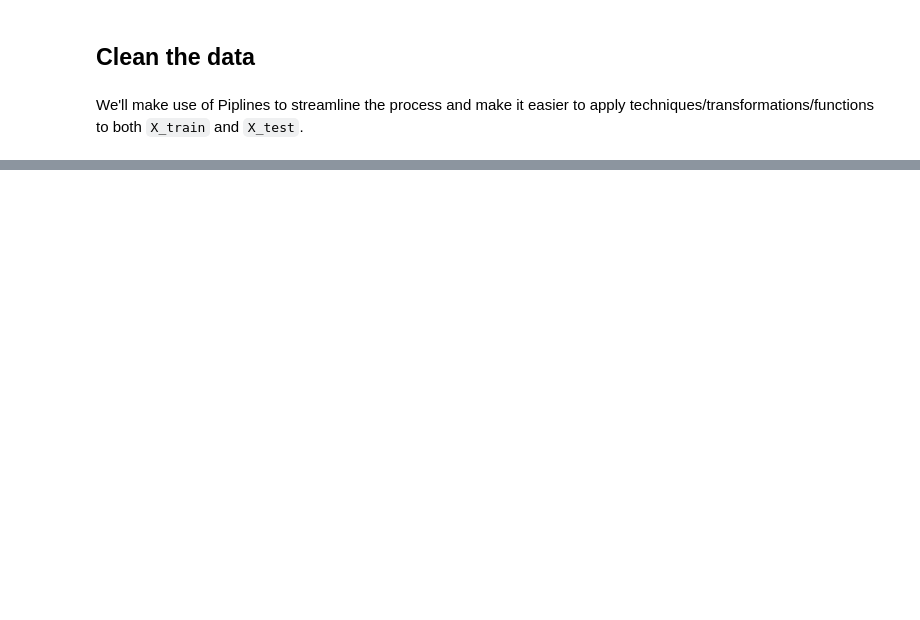
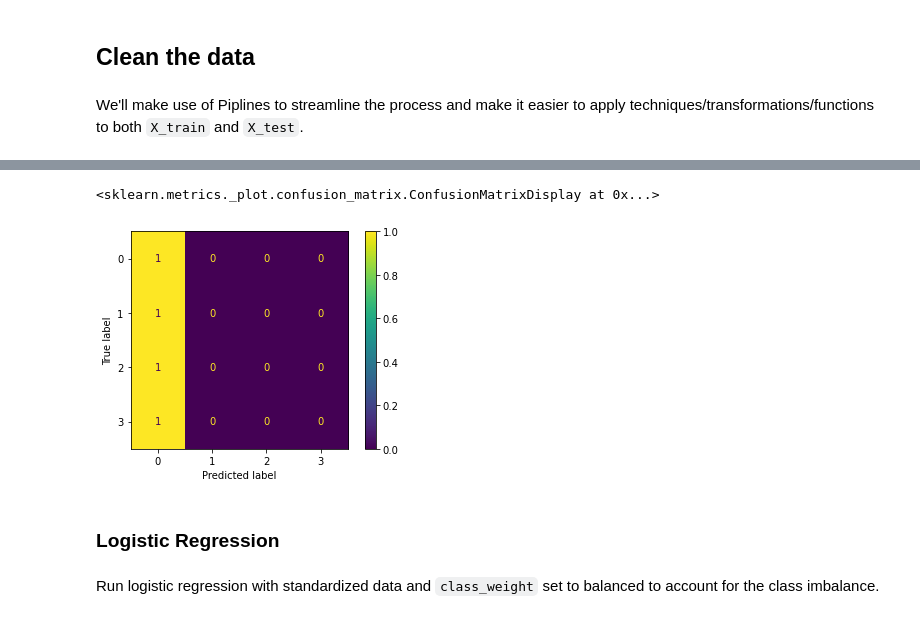
Before and after one commit to AngieKay/Chicago-Crashes, a Jupyter notebook: ChicagoCrashes_modeling.ipynb, the cells around one changed output, grey strips where cells are left out. Drawn from its saved outputs; the diff is of its cells as text; code cells hidden in the pictures; blank space fills up the shorter version.

```diff
--- a/ChicagoCrashes_modeling.ipynb
+++ b/ChicagoCrashes_modeling.ipynb
@@ -301,0 +390,22 @@ We'll make use of Piplines to streamline the process and make it easier to apply
+# %%
+ohe_cols = list(X_train.select_dtypes('object').columns)
+ohe_cols.append('BEAT_OF_OCCURRENCE')
+
+# OneHotEncode the columns as part of cleaning
+# to avoid needing to separate numerical and categorical
+# columns later
+ohe_col_trans = ColumnTransformer(transformers=
+                                  [('ohe', OneHotEncoder(drop='first', sparse=False), ohe_cols)],
+                                 remainder='passthrough')
+
+# Apply all our cleaning functions, then finish with ohe
+cleaning_pipeline = Pipeline(steps=[
+    ('seat_no', FunctionTransformer(seat_no_transformer)),
+    ('beat', FunctionTransformer(beat_transformer)),
+    ('license', FunctionTransformer(license_class_transformer)),
+    ('fill_cat', FunctionTransformer(fill_categories)),
+    ('float', FunctionTransformer(to_float_transformer)),
+    ('col_trains', ohe_col_trans)
+])
+# %%
+X_train_clean = cleaning_pipeline.fit_transform(X_train)
@@ -301,0 +512,7 @@ We'll make use of Piplines to streamline the process and make it easier to apply
+# %%
+dummy_pipe = Pipeline(steps=[
+    ('ss', StandardScaler()),
+    ('dc', DummyClassifier(strategy='most_frequent'))
+])
+# %%
+dummy_pipe.fit(X_train_clean, y_train)
@@ -301,0 +539,9 @@ We'll make use of Piplines to streamline the process and make it easier to apply
+# %%
+plot_confusion_matrix(dummy_pipe, X_train_clean, y_train, normalize='true')
+# %% [output]
+<sklearn.metrics._plot.confusion_matrix.ConfusionMatrixDisplay at 0x...>
+[figure, added]
+# %% [markdown]
+### Logistic Regression
+# %% [markdown]
+Run logistic regression with standardized data and `class_weight` set to balanced to account for the class imbalance.
```
Also changed, not shown: parts of 66 cells of this notebook.
